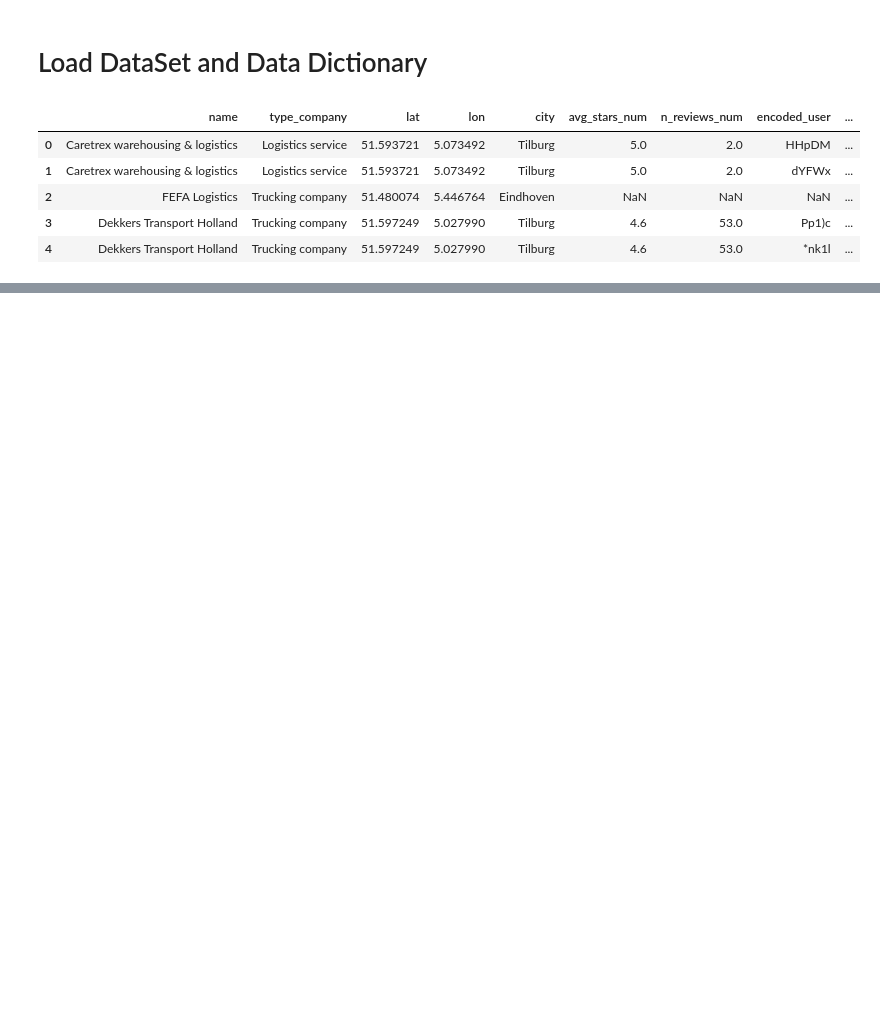
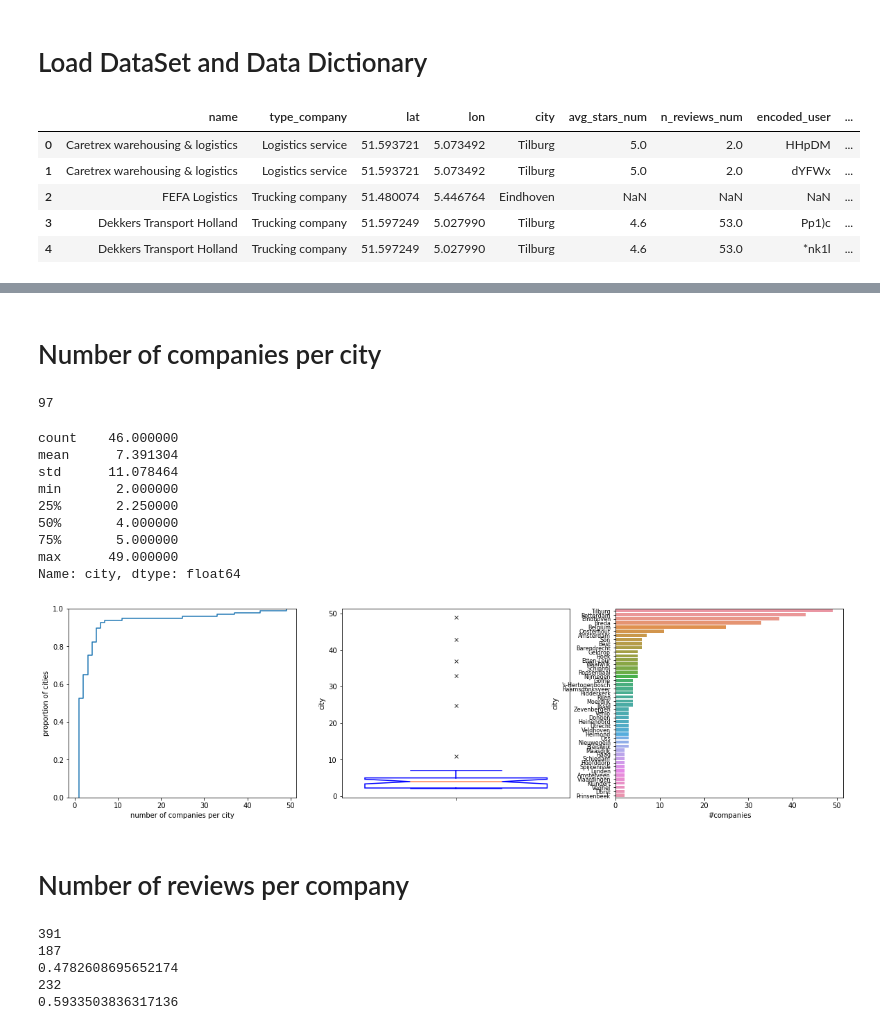
Before and after one commit to GSSaac/TOMlogistics, a Jupyter notebook: gs_WP1_DescriptiveStats.ipynb, the cells around one changed output, grey strips where cells are left out. Cells and saved outputs as stored; diff of their text form; code cells hidden in the pictures; blank space fills up the shorter version.

```diff
--- a/gs_WP1_DescriptiveStats.ipynb
+++ b/gs_WP1_DescriptiveStats.ipynb
@@ -24,0 +55,39 @@ Dataset.head()
+# %% [markdown]
+# Number of companies per city
+# %%
+# number of cities
+n_cities = len(np.unique(Dataset['city']))
+print(n_cities)
+# %% [output]
+97
+# %%
+# number of companies per city
+number_companies_per_city = Dataset[['name','city']].drop_duplicates()['city'].value_counts()#normalize = True)
+fig,ax = plt.subplots(1,3, figsize = (20,5))
+sns.ecdfplot(number_companies_per_city, ax = ax[0], palette='blue')
+ax[0].set_xlabel('number of companies per city')
+ax[0].set_ylabel('proportion of cities')
+sns.boxplot(y = number_companies_per_city[number_companies_per_city>1], ax = ax[1],
+           medianprops={"color": "coral"},notch=True,flierprops={"marker": "x"},
+           boxprops={"facecolor": 'white','edgecolor':'b'},
+          whiskerprops={"color": "blue"},
+            capprops={"color": "blue"})
+#,inner="stick",scale="count")
+sub_set = number_companies_per_city[number_companies_per_city>1].reset_index()
+sub_set.columns = ['city','#companies']
+sns.barplot(y = sub_set['city'],
+            x = sub_set['#companies'], ax = ax[2])
+ax[2].set_yticklabels(sub_set['city'].tolist(), fontsize = 8)
+# number_companies_per_city.iloc[0:10]
+number_companies_per_city[number_companies_per_city>1].describe()
+# %% [output]
+count    46.000000
+mean      7.391304
+std      11.078464
+min       2.000000
+25%       2.250000
+50%       4.000000
+75%       5.000000
+max      49.000000
+Name: city, dtype: float64
+[figure, added]
@@ -24,0 +102,18 @@ Dataset.head()
+# %% [markdown]
+# Number of reviews per company
+# %%
+total_number_of_companies = Dataset[['name','city']].value_counts().shape[0]
+total_number_of_companies_with_review = Dataset[~Dataset['review_EN'].isnull()][['name','city']].value_counts().shape[0]
+total_number_of_companies_with_stars = Dataset[~Dataset['avg_stars_num'].isnull()][['name','city']].value_counts().shape[0]
+
+print(total_number_of_companies)
+print(total_number_of_companies_with_review)
+print(total_number_of_companies_with_review/total_number_of_companies)
+print(total_number_of_companies_with_stars)
+print(total_number_of_companies_with_stars/total_number_of_companies)
+# %% [output]
+391
+187
+0.4782608695652174
+232
+0.5933503836317136
```
Also changed, not shown: parts of 6 cells of this notebook, 5 other files.
